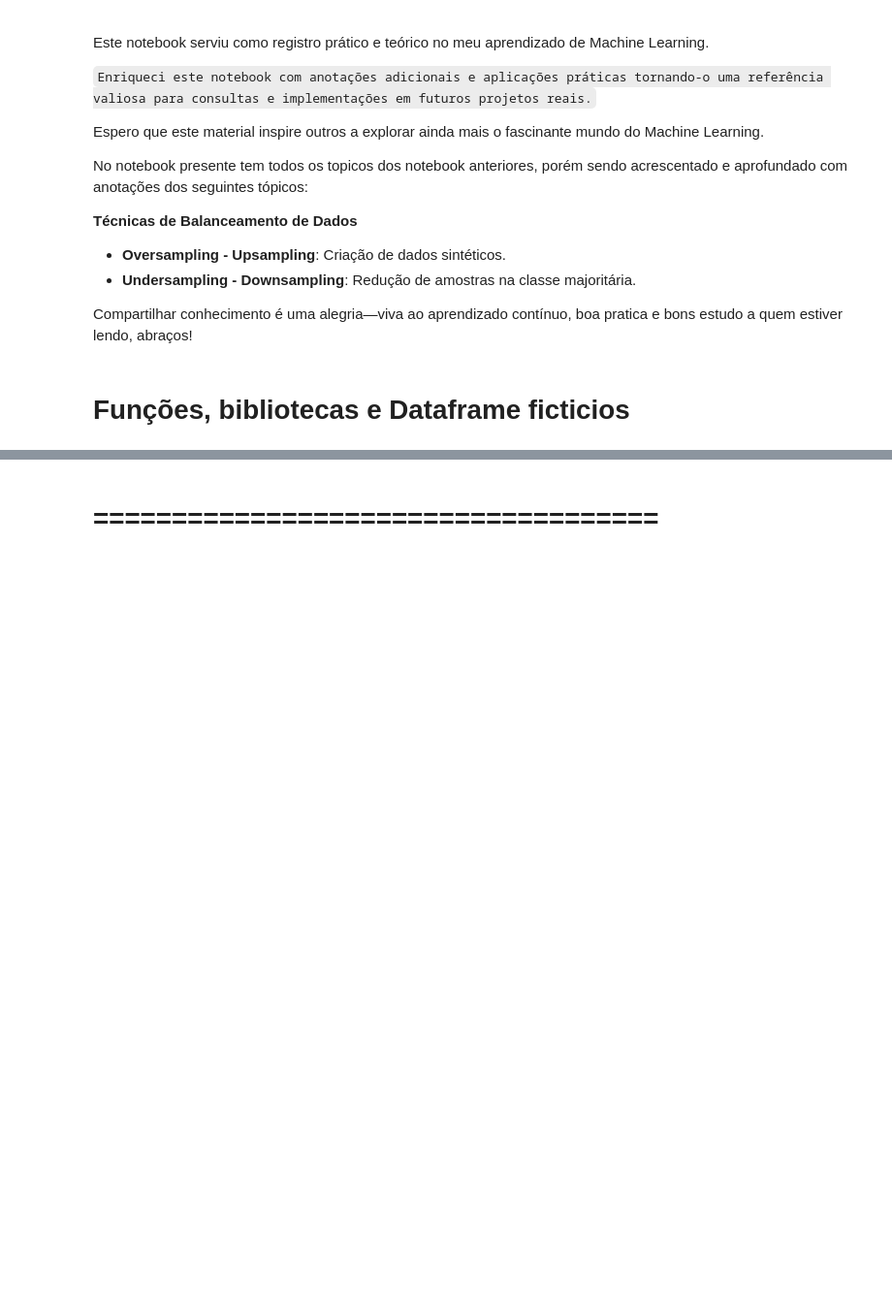
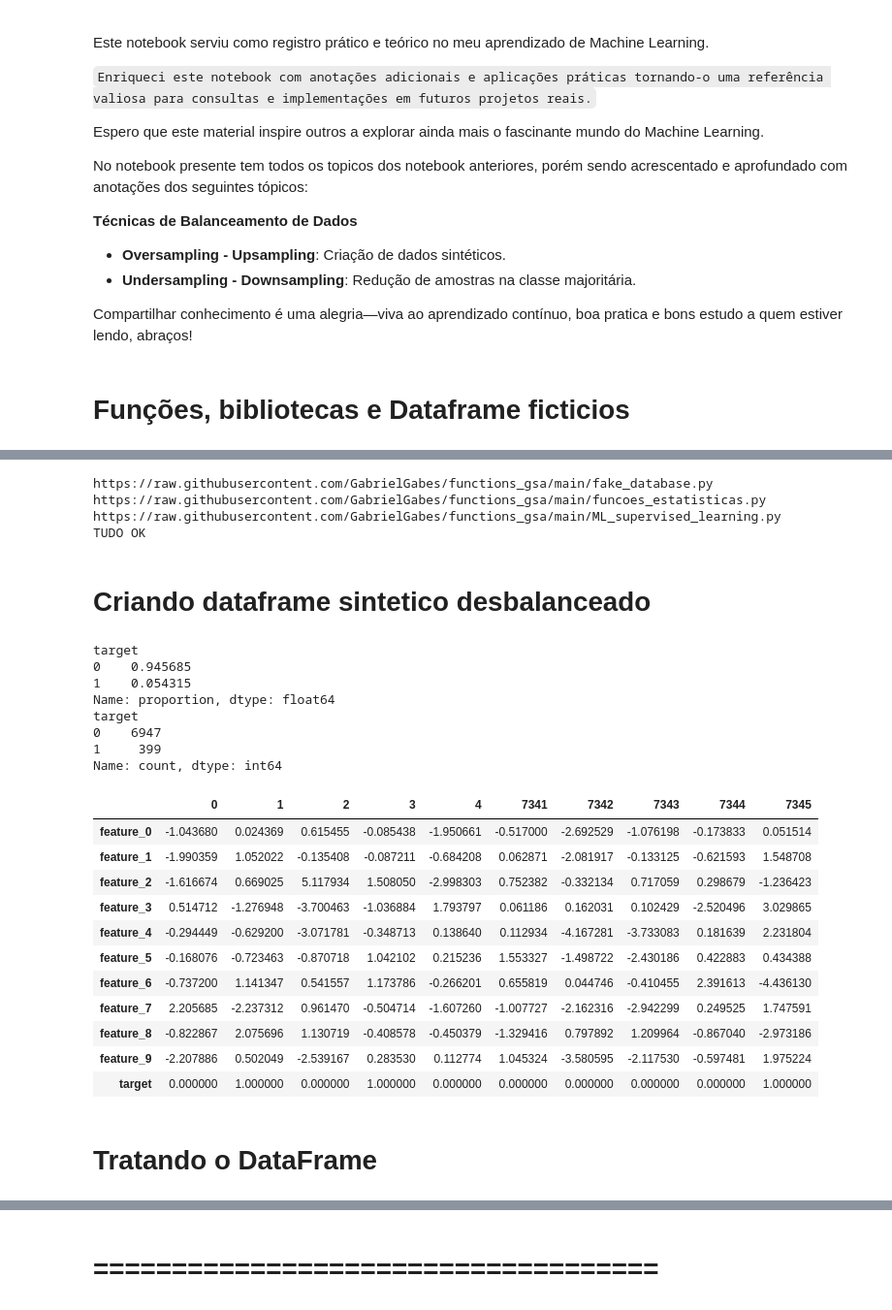
Before and after one commit to GabrielGabes/Machine-Learning-Preditivo, a Jupyter notebook: B2 - Balanceamento.ipynb, the cells around one changed output, grey strips where cells are left out. Shown at 97% size. Drawn from its saved outputs; the diff is of its cells as text; code cells hidden in the pictures; blank space fills up the shorter version.

```diff
--- a/B2 - Balanceamento.ipynb
+++ b/B2 - Balanceamento.ipynb
@@ -82 +45,78 @@ y = df['Survived']
+# %%
+import requests
+
+# CARREGANDO BASE
+arquivo = 'fake_database'
+url = "https://raw.githubusercontent.com/GabrielGabes/functions_gsa/main/" + arquivo + ".py"
+print(url)
+#response = requests.get(url); code = response.text; exec(code)
+#df = fake_database2(2250); df_bck = df.copy(); display(df.head())
+
+arquivo = 'funcoes_estatisticas'
+url = "https://raw.githubusercontent.com/GabrielGabes/functions_gsa/main/" + arquivo + ".py"
+print(url)
+response = requests.get(url); code = response.text; exec(code)
+
+# Função para avaliação de modelos exibindo metricas de avaliação
+from sklearn.metrics import accuracy_score, confusion_matrix, classification_report, RocCurveDisplay
+arquivo = 'ML_supervised_learning'
+url = "https://raw.githubusercontent.com/GabrielGabes/functions_gsa/main/" + arquivo + ".py"
+print(url); response = requests.get(url); code = response.text; exec(code)
+
+print('TUDO OK')
+# %% [output]
+https://raw.githubusercontent.com/GabrielGabes/functions_gsa/main/fake_database.py
+https://raw.githubusercontent.com/GabrielGabes/functions_gsa/main/funcoes_estatisticas.py
+https://raw.githubusercontent.com/GabrielGabes/functions_gsa/main/ML_supervised_learning.py
+TUDO OK
+# %% [markdown]
+# Criando dataframe sintetico desbalanceado
+# %%
+from sklearn.datasets import make_classification
+
+# Gerar dados sintéticos desbalanceados
+x, y = make_classification(n_samples=7346,
+                           n_features=10, # qtd total de features
+                           n_informative=6, # features realmente uteis para o modelo
+                           n_redundant=3, # features que diz praticamente oque uma outra já fim
+                           n_classes=2,
+                           n_clusters_per_class=3,  # Subgrupos
+                           weights=[0.95, 0.05],
+                           class_sep=0.125,
+                           random_state=3141592)
+
+# Criar um DataFrame
+df = pd.DataFrame(x, columns=[f'feature_{i}' for i in range(x.shape[1])])
+df['target'] = y
+
+# Ver a distribuição de classes
+print(df['target'].value_counts(normalize=True))
+print(df['target'].value_counts())
+
+display(pd.concat([df.head(5), df.tail(5)]).T)
+# Salvar para análise
+#df.to_csv('imbalanced_dataset.csv', index=False)
+# %% [output]
+target
+0    0.945685
+1    0.054315
+Name: proportion, dtype: float64
+target
+0    6947
+1     399
+Name: count, dtype: int64
+|  | 0 | 1 | 2 | 3 | 4 | 7341 | 7342 | 7343 | 7344 | 7345 |
+| feature_0 | -1.043680 | 0.024369 | 0.615455 | -0.085438 | -1.950661 | -0.517000 | -2.692529 | -1.076198 | -0.173833 | 0.051514 |
+| feature_1 | -1.990359 | 1.052022 | -0.135408 | -0.087211 | -0.684208 | 0.062871 | -2.081917 | -0.133125 | -0.621593 | 1.548708 |
+| feature_2 | -1.616674 | 0.669025 | 5.117934 | 1.508050 | -2.998303 | 0.752382 | -0.332134 | 0.717059 | 0.298679 | -1.236423 |
+| feature_3 | 0.514712 | -1.276948 | -3.700463 | -1.036884 | 1.793797 | 0.061186 | 0.162031 | 0.102429 | -2.520496 | 3.029865 |
+| feature_4 | -0.294449 | -0.629200 | -3.071781 | -0.348713 | 0.138640 | 0.112934 | -4.167281 | -3.733083 | 0.181639 | 2.231804 |
+| feature_5 | -0.168076 | -0.723463 | -0.870718 | 1.042102 | 0.215236 | 1.553327 | -1.498722 | -2.430186 | 0.422883 | 0.434388 |
+| feature_6 | -0.737200 | 1.141347 | 0.541557 | 1.173786 | -0.266201 | 0.655819 | 0.044746 | -0.410455 | 2.391613 | -4.436130 |
+| feature_7 | 2.205685 | -2.237312 | 0.961470 | -0.504714 | -1.607260 | -1.007727 | -2.162316 | -2.942299 | 0.249525 | 1.747591 |
+| feature_8 | -0.822867 | 2.075696 | 1.130719 | -0.408578 | -0.450379 | -1.329416 | 0.797892 | 1.209964 | -0.867040 | -2.973186 |
+| feature_9 | -2.207886 | 0.502049 | -2.539167 | 0.283530 | 0.112774 | 1.045324 | -3.580595 | -2.117530 | -0.597481 | 1.975224 |
+| target | 0.000000 | 1.000000 | 0.000000 | 1.000000 | 0.000000 | 0.000000 | 0.000000 | 0.000000 | 0.000000 | 1.000000 |
+# %% [markdown]
+# Tratando o DataFrame
 # %%
```
Also changed, not shown: parts of 28 cells of this notebook, 1 other file.
